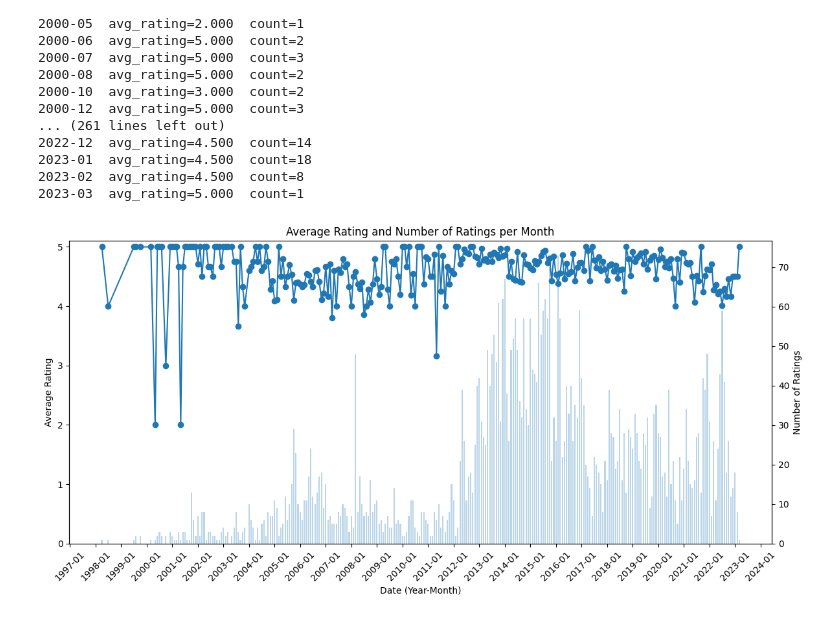
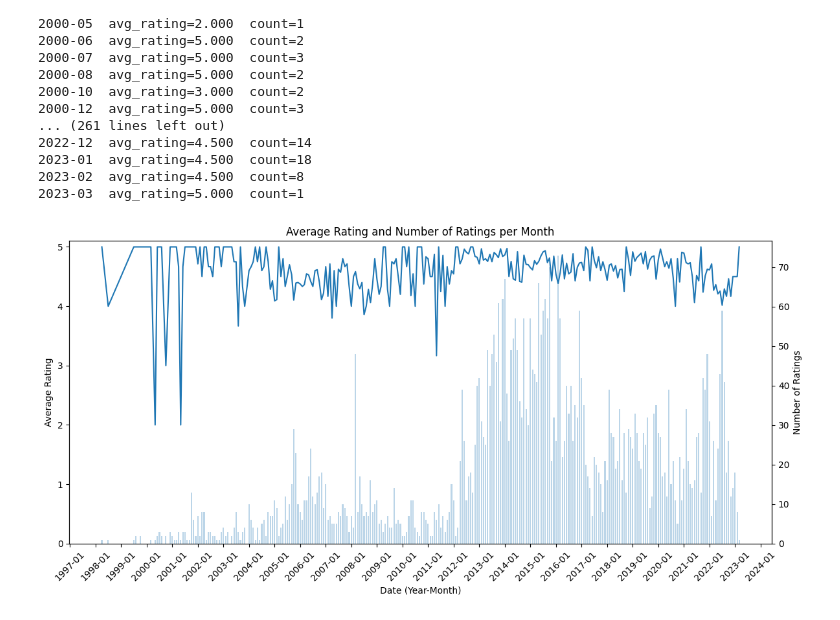
Before and after one commit to jacksoncdawson/distributed_computing_group9, a Jupyter notebook: individual_work/tom_k/dc-project-tk-code.ipynb, the cells around one changed output. Cells and saved outputs as stored; diff of their text form; code cells hidden in the pictures.

```diff
--- a/individual_work/tom_k/dc-project-tk-code.ipynb
+++ b/individual_work/tom_k/dc-project-tk-code.ipynb
@@ -178,31 +141,29 @@ for (year, month), (avg, cnt) in results:
     avg_ratings.append(avg)
     counts.append(cnt)
 # %%
-# %matplotlib inline  # Uncomment in Jupyter if needed
-
 fig, ax1 = plt.subplots(figsize=(12, 6))
 
 # Line plot for average rating
-ax1.plot(dates, avg_ratings, marker="o")
+ax1.plot(dates, avg_ratings, marker="")
 ax1.set_xlabel("Date (Year-Month)")
 ax1.set_ylabel("Average Rating", color="black")
 ax1.tick_params(axis="y", labelcolor="black")
 ax1.set_ylim(0, 5.1)  # ratings are typically 1–5
 
 # Format x-axis as Year-Month
 ax1.xaxis.set_major_locator(mdates.YearLocator())        # major ticks every year
 ax1.xaxis.set_major_formatter(mdates.DateFormatter("%Y-%m"))
 plt.xticks(rotation=45)
 
 # Second axis for counts (bar plot)
 ax2 = ax1.twinx()
 # width is in days (approx), so ~20 days gives a nice monthly bar width
 ax2.bar(dates, counts, alpha=0.3, width=20)
 ax2.set_ylabel("Number of Ratings", color="black")
 ax2.tick_params(axis="y", labelcolor="black")
 
 plt.title("Average Rating and Number of Ratings per Month")
 plt.tight_layout()
 plt.show()
 # %% [output]
-[figure, old version]
+[figure, new version]
```
Also changed, not shown: parts of 6 cells of this notebook.
